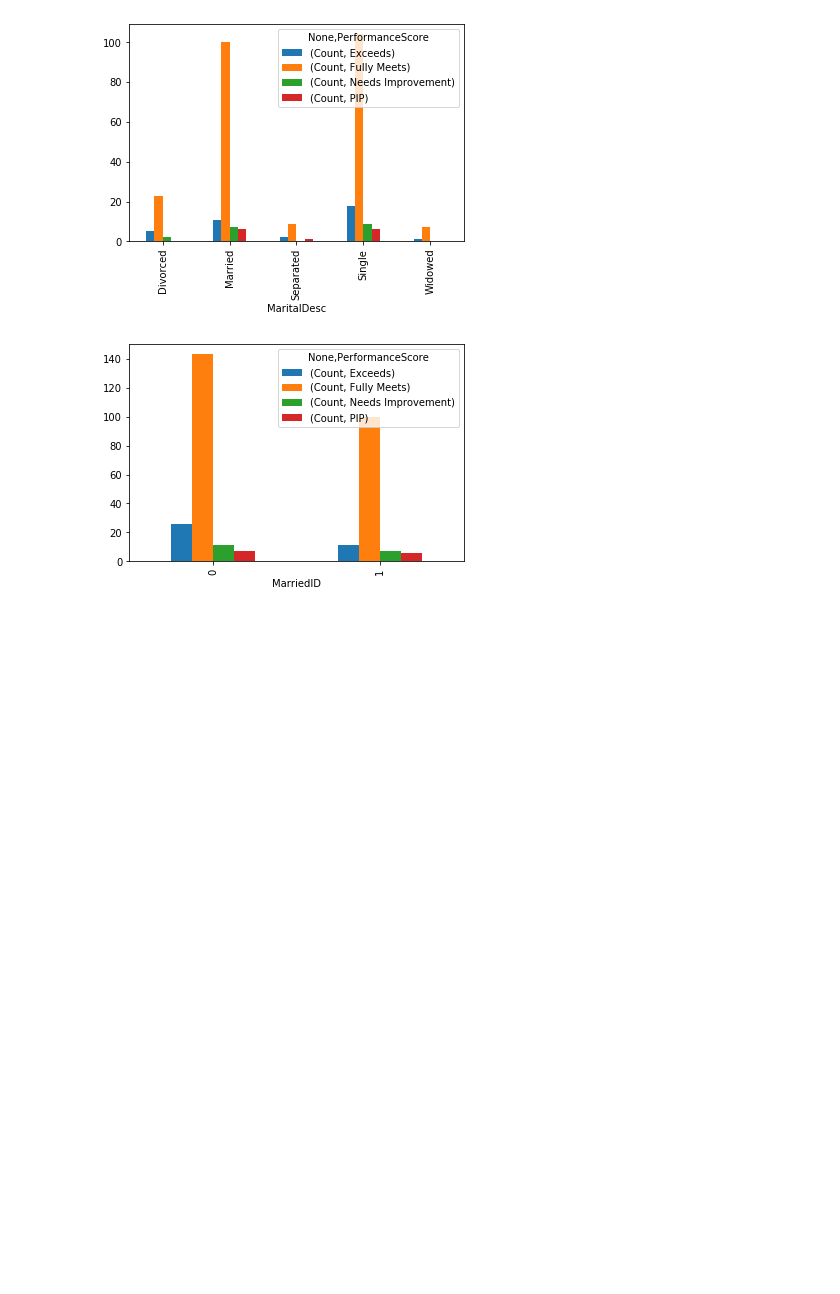
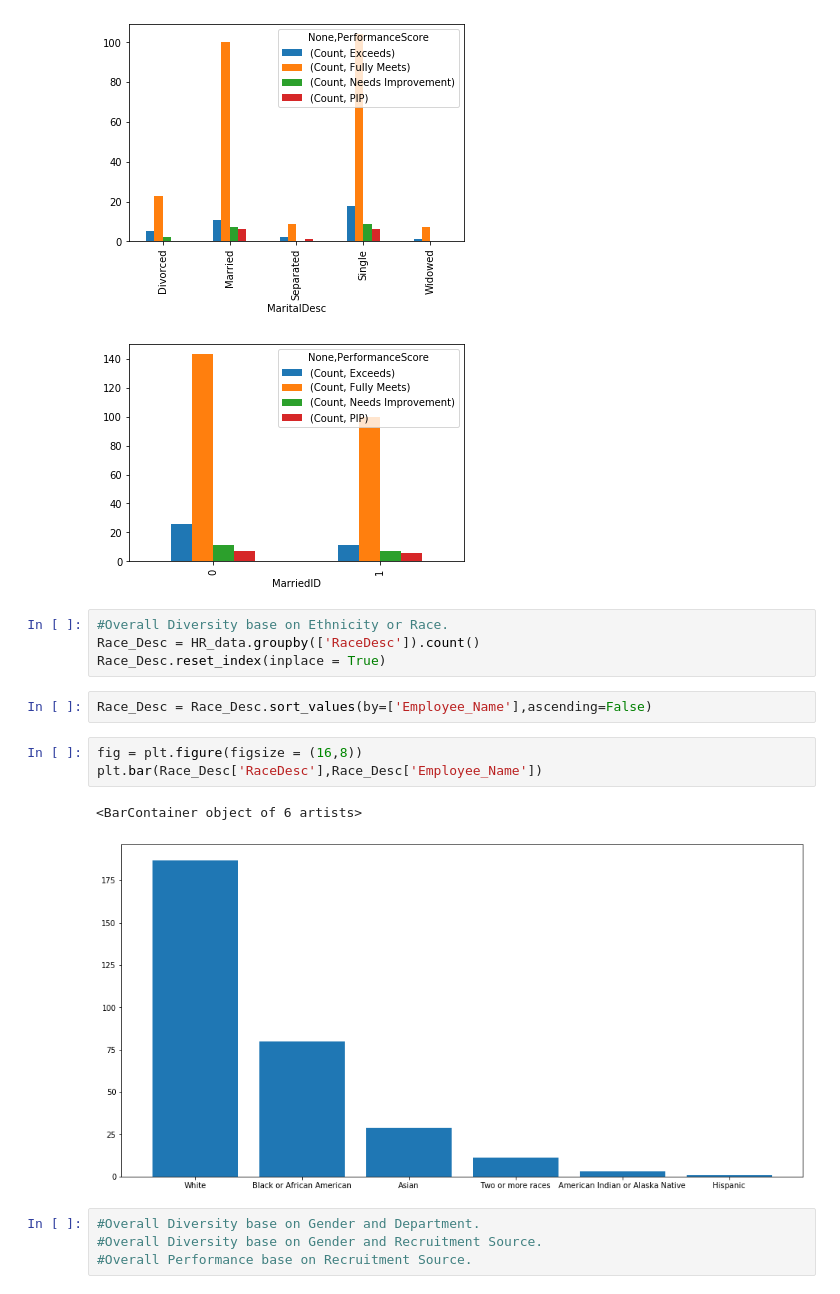
Before and after one commit to jessicac818/Netflix-Midterm-Project-1, a Jupyter notebook: Diversity in the Workforce Group 6.ipynb, the cells around one changed output. Drawn from its saved outputs; the diff is of its cells as text; blank space fills up the shorter version.

```diff
--- a/Diversity in the Workforce Group 6.ipynb
+++ b/Diversity in the Workforce Group 6.ipynb
@@ -83,3 +83,19 @@ grouped_married_v2_df.unstack().plot(kind = 'bar')
 <matplotlib.axes._subplots.AxesSubplot at 0x...>
 [figure]
 [figure]
+# %%
+#Overall Diversity base on Ethnicity or Race.
+Race_Desc = HR_data.groupby(['RaceDesc']).count()
+Race_Desc.reset_index(inplace = True)
+# %%
+Race_Desc = Race_Desc.sort_values(by=['Employee_Name'],ascending=False)
+# %%
+fig = plt.figure(figsize = (16,8))
+plt.bar(Race_Desc['RaceDesc'],Race_Desc['Employee_Name'])
+# %% [output]
+<BarContainer object of 6 artists>
+[figure, added]
+# %%
+#Overall Diversity base on Gender and Department.
+#Overall Diversity base on Gender and Recruitment Source.
+#Overall Performance base on Recruitment Source.
```
Also changed, not shown: parts of 2 cells of this notebook, 1 other file.
